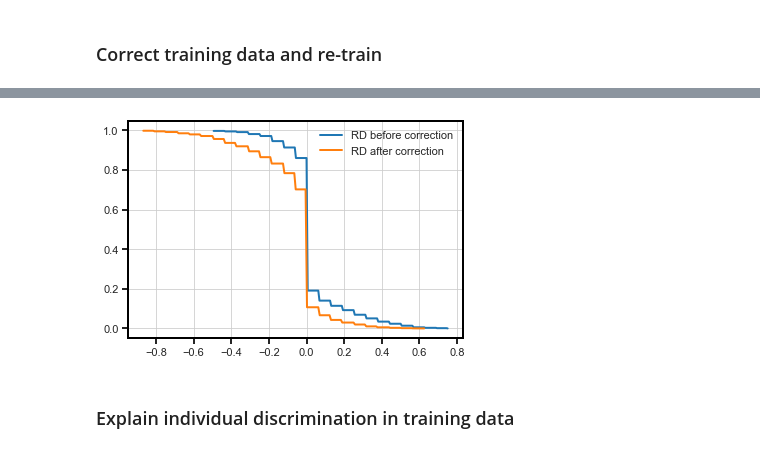
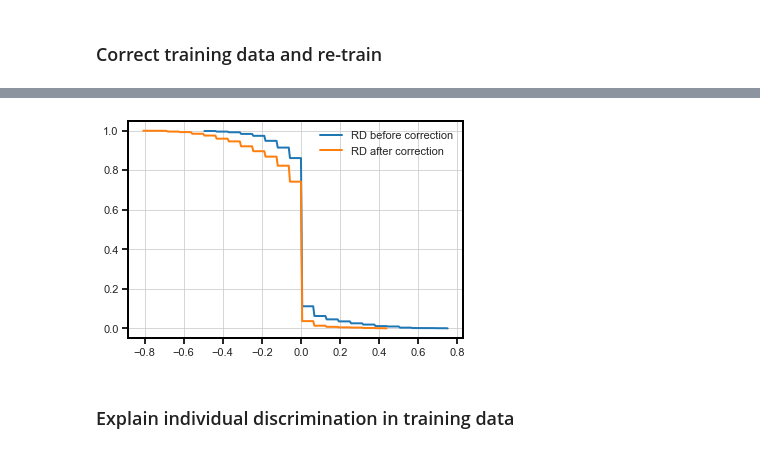
Before and after one commit to ruggieris/DD, a Jupyter notebook: notebooks/dd_adult_individual_fairness.ipynb, the cells around one changed output, grey strips where cells are left out. Saved outputs shown, nothing was run; the diff lists cells and outputs as text; code cells hidden in the pictures.

```diff
--- a/notebooks/dd_adult_individual_fairness.ipynb
+++ b/notebooks/dd_adult_individual_fairness.ipynb
@@ -307,9 +307,11 @@ Wall time: 1min 4s
 # %%
 # CCDF of risk difference in both training and test
-count, bins_count = np.histogram(df_train[pro_train]['t'], bins=200)
+pro_train_neg_dec = pro_train & (df_train[target].astype(int)==0)
+count, bins_count = np.histogram(df_train[pro_train_neg_dec]['t'], bins=200)
 ccdf = 1 - np.cumsum(count)/sum(count)
 plt.plot(bins_count[1:], ccdf, label='RD training set')
-count, bins_count = np.histogram(df_test[pro_test]['t_b'], bins=200)
+pro_test_neg_dec = pro_test & (df_test['pred_b'].astype(int)==0)
+count, bins_count = np.histogram(df_test[pro_test_neg_dec]['t_b'], bins=200)
 ccdf = 1 - np.cumsum(count)/sum(count)
 plt.plot(bins_count[1:], ccdf, label='RD test set')
 plt.legend()
@@ -322,7 +324,7 @@ plt.show()
 # set maximum RD
 t = 0.15
 # correct class value
-df_train[target+'_corrected'] = np.where( pro_train & (df_train['t']>=t), 1, df_train[target])
+df_train[target+'_corrected'] = np.where( pro_train_neg_dec & (df_train['t']>=t), 1, df_train[target])
 # %%
 # refit
 clf.fit(df_train[pred_atts], df_train[target+'_corrected'].astype(int))
@@ -346,15 +348,16 @@ Wall time: 1min 4s
 # %%
 # CCDF of risk difference in both training and test
-count, bins_count = np.histogram(df_test[pro_test]['t_b'], bins=200)
+count, bins_count = np.histogram(df_test[pro_test_neg_dec]['t_b'], bins=200)
 ccdf = 1 - np.cumsum(count)/sum(count)
 plt.plot(bins_count[1:], ccdf, label='RD before correction')
-count, bins_count = np.histogram(df_test[pro_test]['t_a'], bins=200)
+pro_test_neg_dec_a = pro_test & (df_test['pred_a'].astype(int)==0)
+count, bins_count = np.histogram(df_test[pro_test_neg_dec_a]['t_a'], bins=200)
 ccdf = 1 - np.cumsum(count)/sum(count)
 plt.plot(bins_count[1:], ccdf, label='RD after correction')
 plt.legend()
 plt.show()
 # %% [output]
-[figure, old version]
+[figure, new version]
 # %% [markdown]
 ### Explain individual discrimination in training data
 # %%
```
Also changed, not shown: parts of 8 cells of this notebook, 1 other file.
